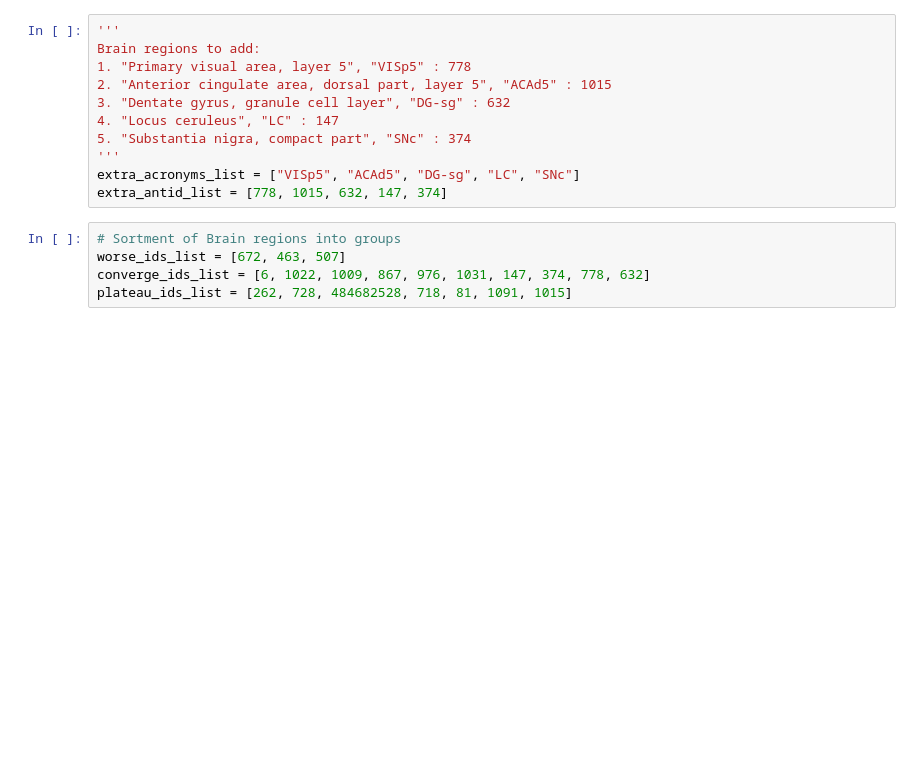
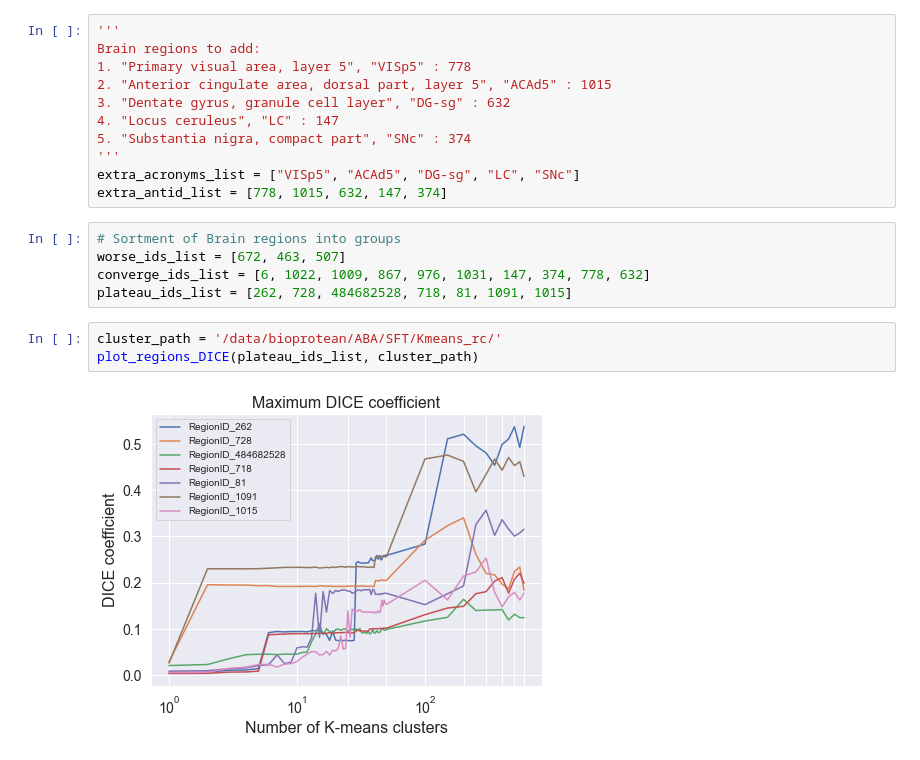
Before and after one commit to BioProteanLabs/Morphontogeny, a Jupyter notebook: morphontogeny/Jupyter/ABA/ABA_DICE.ipynb, the cells around one changed output. Cells and saved outputs as stored; diff of their text form; blank space fills up the shorter version.

```diff
--- a/morphontogeny/Jupyter/ABA/ABA_DICE.ipynb
+++ b/morphontogeny/Jupyter/ABA/ABA_DICE.ipynb
@@ -48,4 +49,9 @@ extra_antid_list = [778, 1015, 632, 147, 374]
 worse_ids_list = [672, 463, 507]
 converge_ids_list = [6, 1022, 1009, 867, 976, 1031, 147, 374, 778, 632]
 plateau_ids_list = [262, 728, 484682528, 718, 81, 1091, 1015]
+# %%
+cluster_path = '/data/bioprotean/ABA/SFT/Kmeans_rc/'
+plot_regions_DICE(plateau_ids_list, cluster_path)
+# %% [output]
+[figure, added]
 # %%
```
Also changed, not shown: parts of 3 cells of this notebook, 7 other files.
